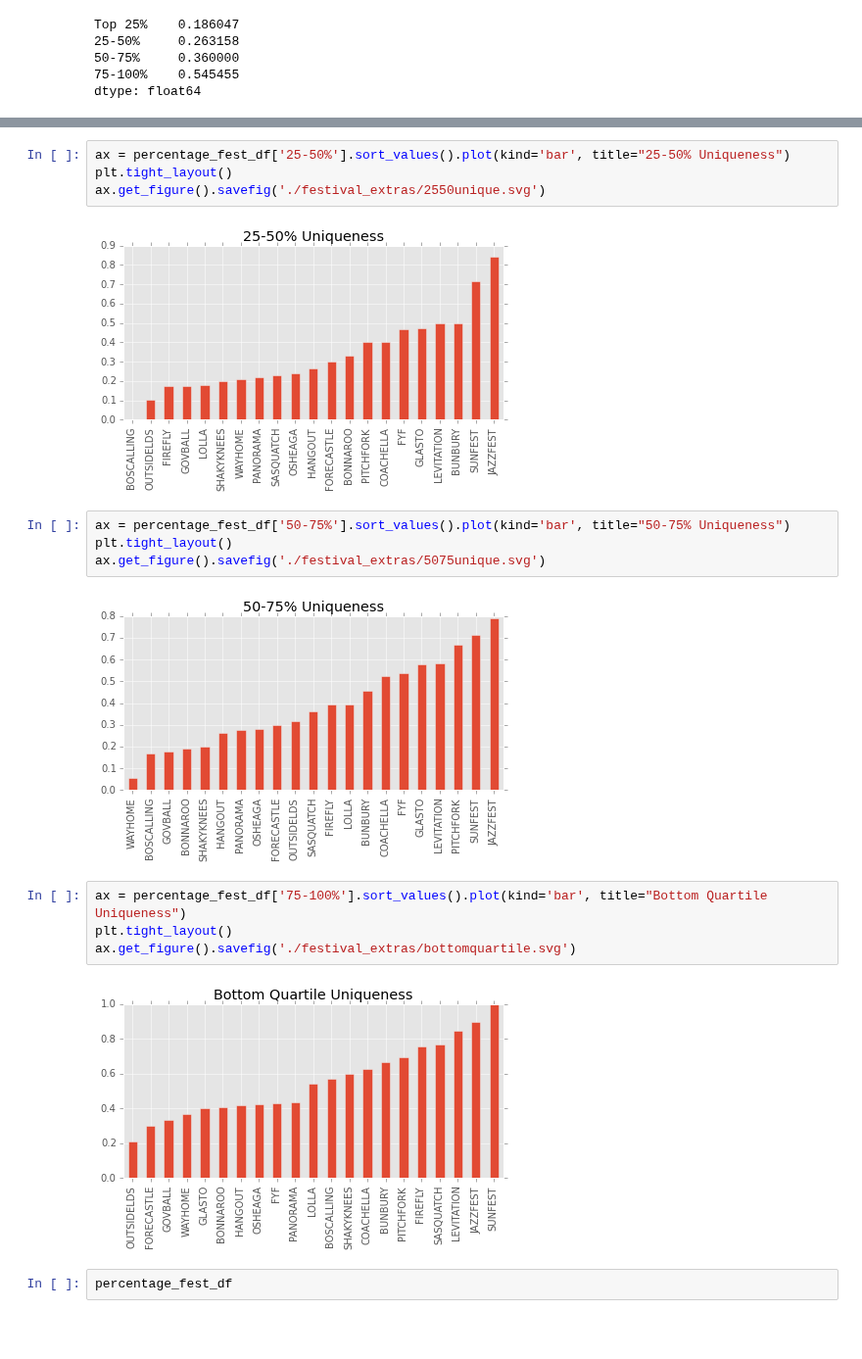
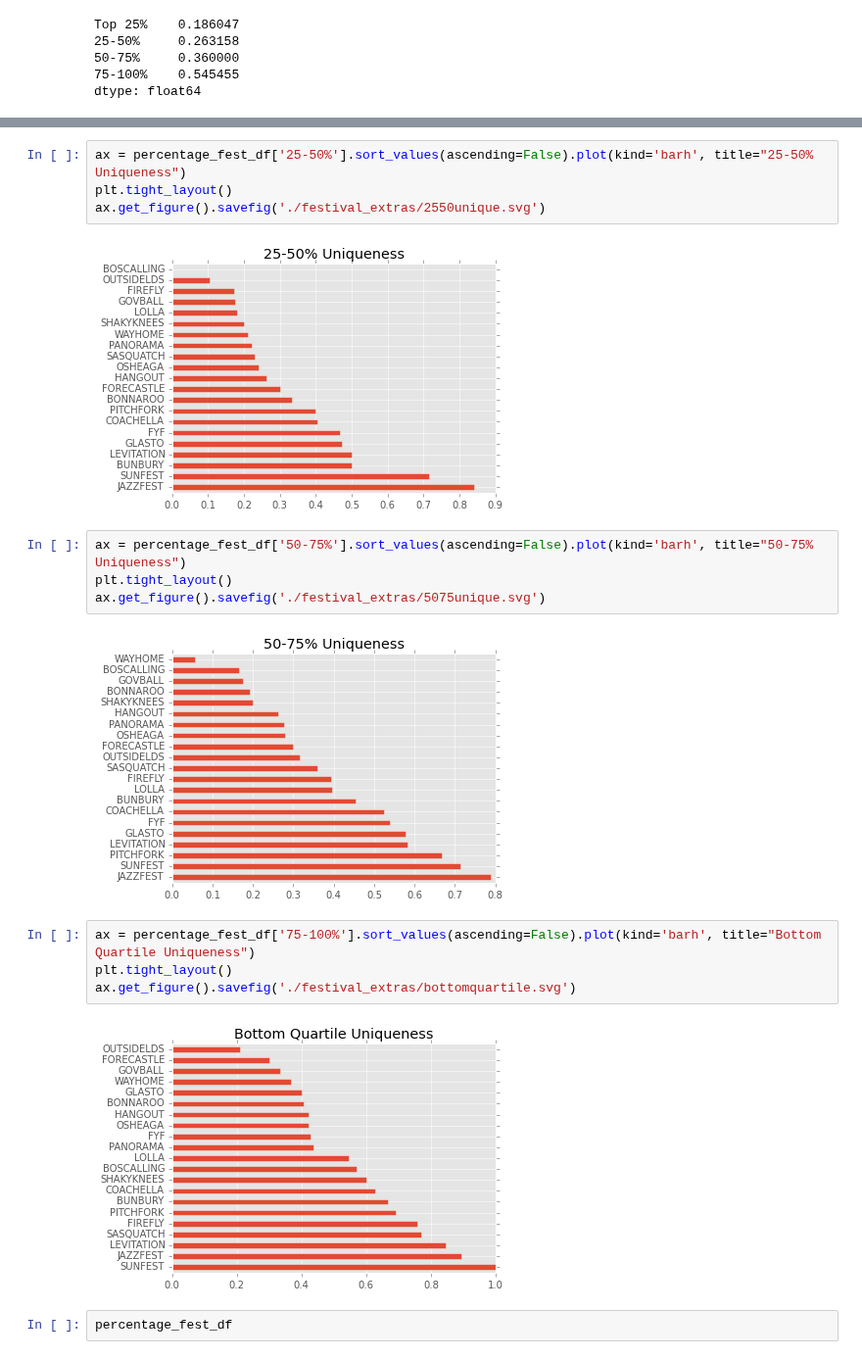
Before and after one commit to hunterowens/hunterowens.github.io, a Jupyter notebook: notebooks/new_power_ranks.ipynb, the cells around one changed output, grey strips where cells are left out. Shown at 98% size. Drawn from its saved outputs; the diff is of its cells as text; blank space fills up the shorter version.

```diff
--- a/notebooks/new_power_ranks.ipynb
+++ b/notebooks/new_power_ranks.ipynb
@@ -105,21 +105,21 @@ ax.get_figure().savefig(
 # %%
-ax = percentage_fest_df['25-50%'].sort_values().plot(kind='bar', title="25-50% Uniqueness")
+ax = percentage_fest_df['25-50%'].sort_values(ascending=False).plot(kind='barh', title="25-50% Uniqueness")
 plt.tight_layout()
 ax.get_figure().savefig('./festival_extras/2550unique.svg')
 # %% [output]
-[figure, old version]
+[figure, new version]
 # %%
-ax = percentage_fest_df['50-75%'].sort_values().plot(kind='bar', title="50-75% Uniqueness")
+ax = percentage_fest_df['50-75%'].sort_values(ascending=False).plot(kind='barh', title="50-75% Uniqueness")
 plt.tight_layout()
 ax.get_figure().savefig('./festival_extras/5075unique.svg')
 # %% [output]
-[figure, old version]
+[figure, new version]
 # %%
-ax = percentage_fest_df['75-100%'].sort_values().plot(kind='bar', title="Bottom Quartile Uniqueness")
+ax = percentage_fest_df['75-100%'].sort_values(ascending=False).plot(kind='barh', title="Bottom Quartile Uniqueness")
 plt.tight_layout()
 ax.get_figure().savefig('./festival_extras/bottomquartile.svg')
 # %% [output]
-[figure, old version]
+[figure, new version]
 # %%
 percentage_fest_df
 # %% [output]
```
Also changed, not shown: parts of 4 cells of this notebook, 7 other files.
